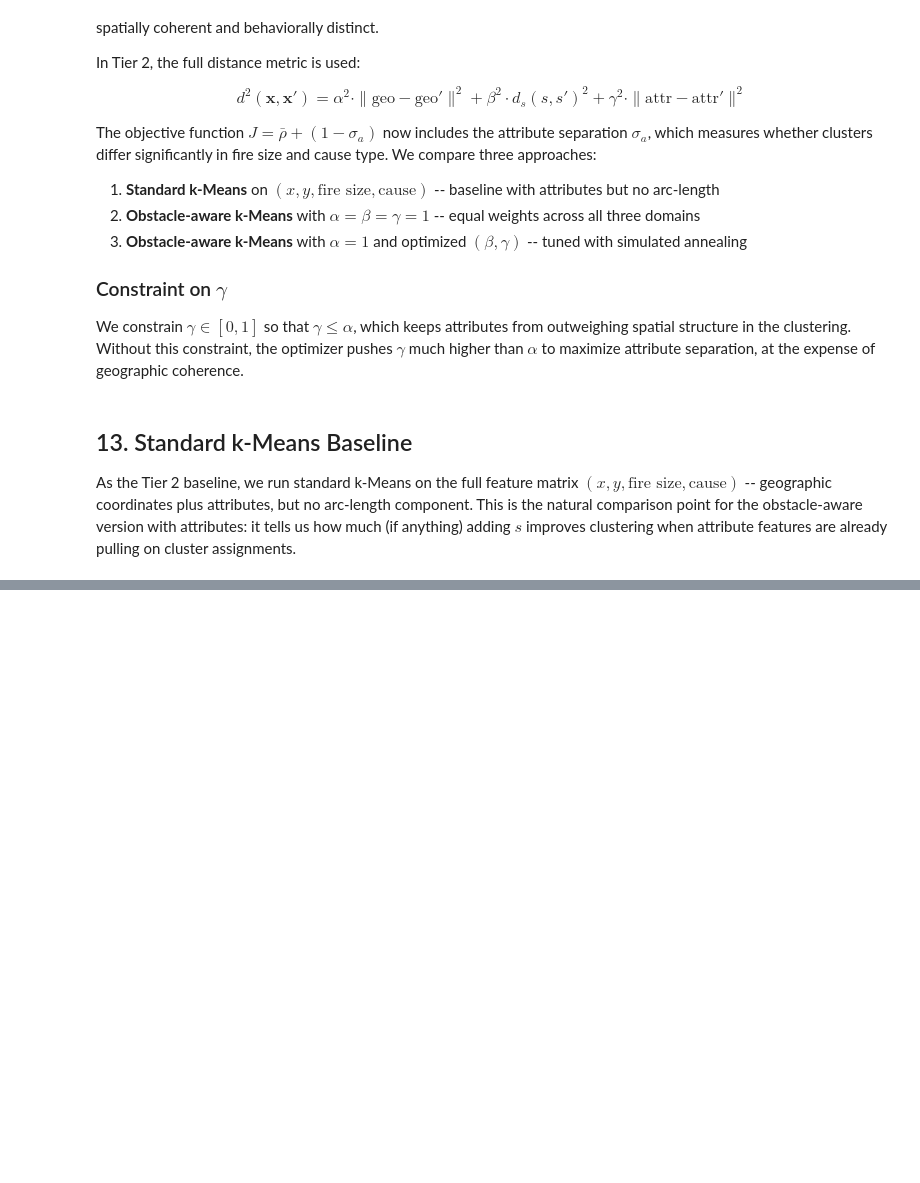
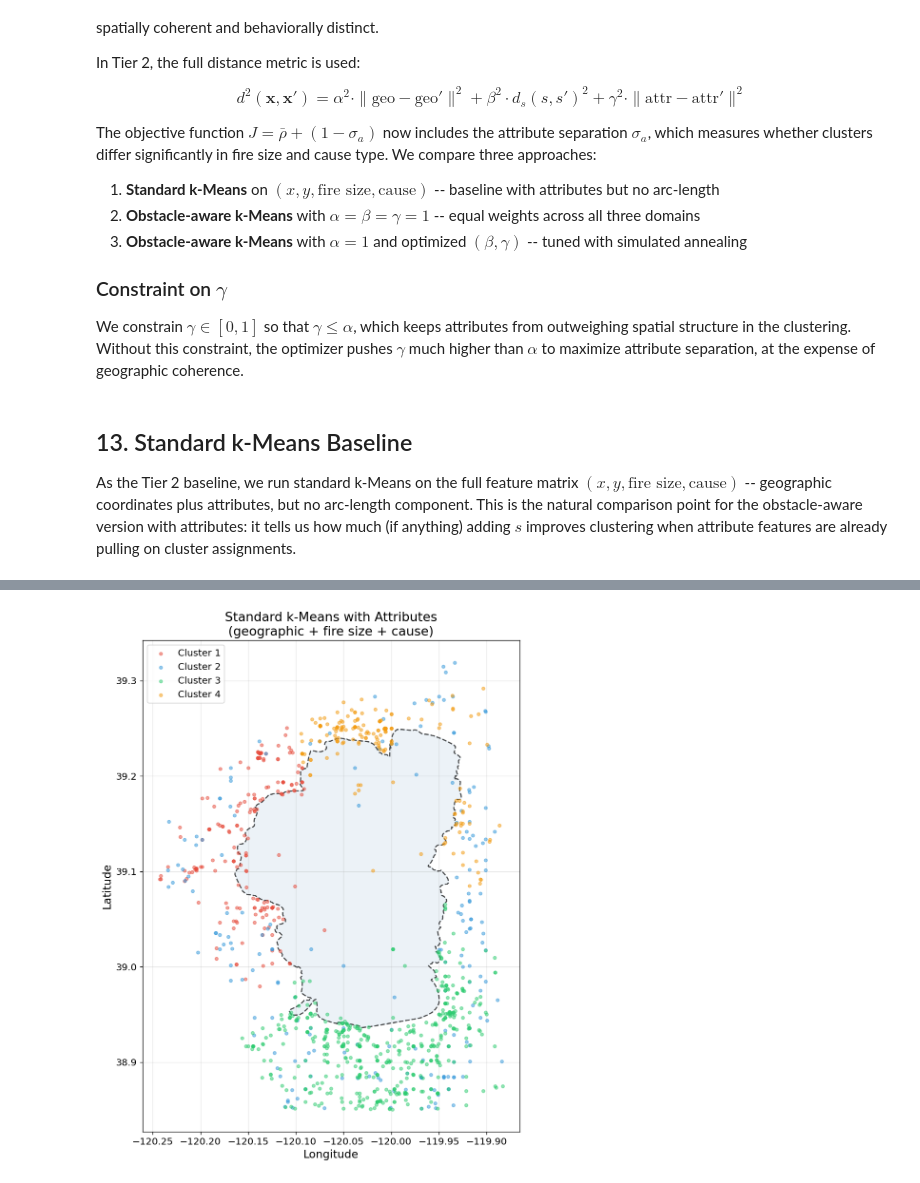
Before and after one commit to Michele-75/obstacle-aware-clustering, a Jupyter notebook: notebooks/03_clustering_wildfires.ipynb, the cells around one changed output, grey strips where cells are left out. Saved outputs shown, nothing was run; the diff lists cells and outputs as text; code cells hidden in the pictures; blank space fills up the shorter version.

Commit message:
Add Tier 2 Comparison Plots and Stats, wrote first draft of summary

```diff
--- a/notebooks/03_clustering_wildfires.ipynb
+++ b/notebooks/03_clustering_wildfires.ipynb
@@ -1231,0 +820,18 @@ The constraint $\gamma \leq 1$ (ensuring attributes don't overpower geography) w
+# %%
+# Standard k-Means baseline for Tier 2: (x, y, fire_size, cause) -- no s
+# We slice off column 2 (s) from the full feature matrix
+X_t2_std = np.column_stack([
+    X[:, :2],       # x, y
+    X[:, 3:],       # fire_size, cause
+])
+
+kmeans_t2_std = KMeans(n_clusters=k, random_state=42, n_init=10)
+labels_t2_std = kmeans_t2_std.fit_predict(X_t2_std)
+
+print(f'Standard k-Means (Tier 2): converged in {kmeans_t2_std.n_iter_} iterations')
+print('\nCluster sizes:')
+for i in range(k):
+    print(f'  Cluster {i+1}: {np.sum(labels_t2_std == i)} fires')
+
+# Compute attribute separation for the comparison table later
+sigma_t2_std, _ = attribute_separation(X, labels_t2_std, k, attr_indices=[3, 4])
@@ -1231,0 +846,23 @@ The constraint $\gamma \leq 1$ (ensuring attributes don't overpower geography) w
+# %%
+# Plot Tier 2 standard k-Means results
+fig, ax = plt.subplots(figsize=(10, 10))
+
+for i in range(k):
+    mask = labels_t2_std == i
+    ax.scatter(fires['LONGITUDE'].values[mask], fires['LATITUDE'].values[mask],
+               c=CLUSTER_COLORS[i], s=15, alpha=0.5, label=f'Cluster {i+1}', zorder=3)
+
+ax.plot(spline_pts[:, 0], spline_pts[:, 1], color='black', linestyle='--',
+        linewidth=1.5, alpha=0.7)
+ax.fill(spline_pts[:, 0], spline_pts[:, 1], alpha=0.1, color='steelblue')
+
+ax.set_xlabel('Longitude')
+ax.set_ylabel('Latitude')
+ax.set_title('Standard k-Means with Attributes\n(geographic + fire size + cause)')
+ax.legend()
+ax.set_aspect('equal')
+ax.grid(True, alpha=0.3)
+plt.tight_layout()
+plt.show()
+# %% [output]
+[figure, added]
```
Also changed, not shown: parts of 43 cells of this notebook, 4 other files.
